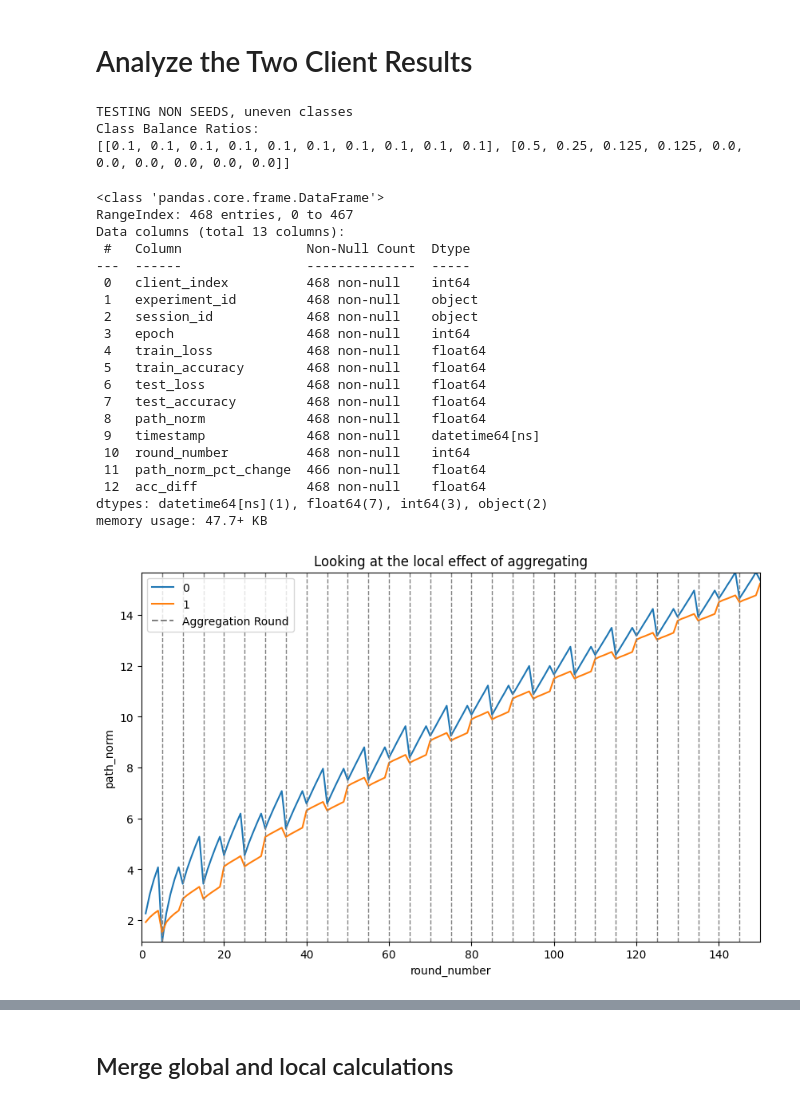
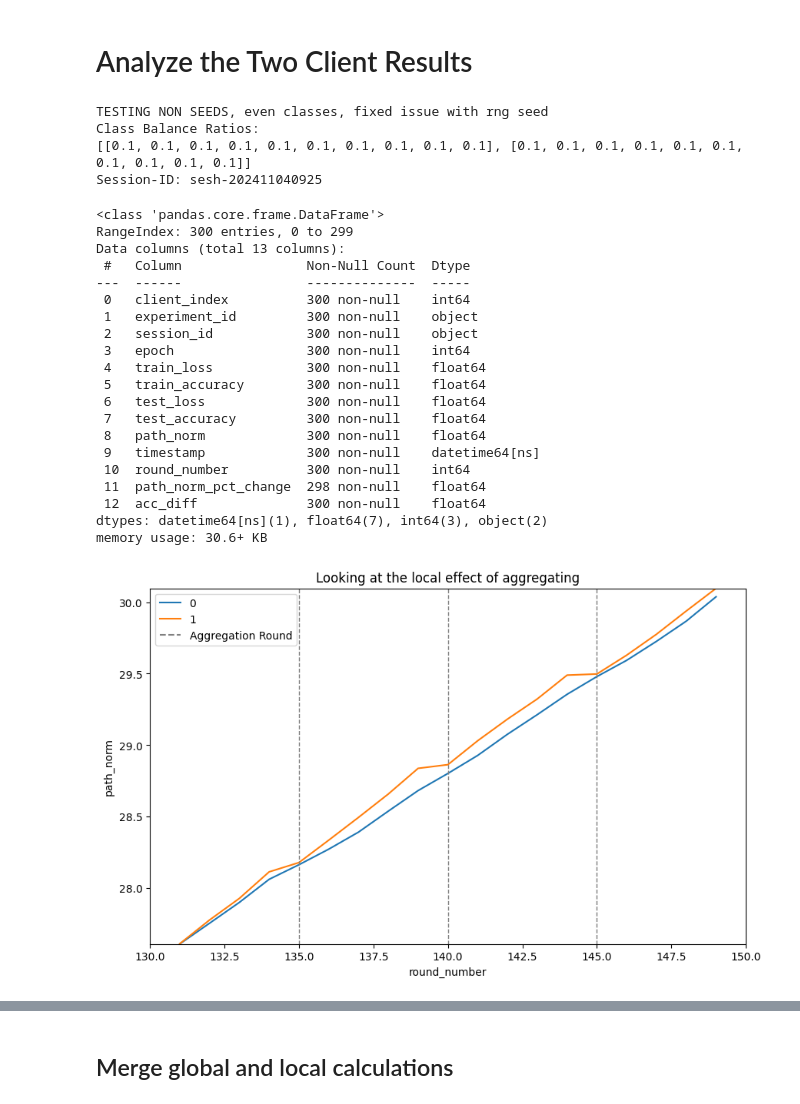
Before and after one commit to vaughankraska/fedland, a Jupyter notebook: scripts/quick_plots.ipynb, the cells around one changed output, grey strips where cells are left out. Cells and saved outputs as stored; diff of their text form; code cells hidden in the pictures.

Commit message:
add fix for indices so that they are consistent across experiment rounds
also update centralized base with updated fedland stuff

and reran two-client experiments with the fixes

```diff
--- a/scripts/quick_plots.ipynb
+++ b/scripts/quick_plots.ipynb
@@ -12,10 +12,10 @@ from fedland.database_models.experiment import experiment_store, Experiment
 
 # EXPERIMENT_ID = "672348e0b5b58473e1bba6aa"  # Balanced classes (not specified)
 # EXPERIMENT_ID = "672350dd69ff8d1c3163f36a"  # Balanced classes
-# EXPERIMENT_ID = "67276fc88facda912c52fb15"  # Balanced (No seed)
+EXPERIMENT_ID = "67288510cbeefa48e7882390"  # Balanced classes (No seed, fixed indexes)
 # EXPERIMENT_ID = "6723576ce286058bcd2e5f5c"  # Imablanced
-# EXPERIMENT_ID = "6727843bf33e3e3f1a389472"  # Imablanced (No seed)
-EXPERIMENT_ID = "67279f24cc74ac2d5b61eb65"  # Imablanced (No seed rerun)
+# EXPERIMENT_ID = "67286f34ddffa7950c8c8fd0"  # Imablanced (No seed)
+# EXPERIMENT_ID = "67287eb68822ce8b7edca18c"  # Imablanced (No seed, fixed indexes)
 # EXPERIMENT_ID = "67235cb4e286058bcd2e5f5d"  # Offsetting
 # EXPERIMENT_ID = "672380095dc2f66ef4e6ff0b"    # 3 clients Imabalance
 FEDN_URL = "localhost"
@@ -172,66 +172,68 @@ def plot_path_norm_analysis(merged_df: pd.DataFrame, figsize: tuple = (15, 12))
 # %%
 exps = experiment_store.get(EXPERIMENT_ID)
 client_stats = exps.get("client_stats")
+SESSION_ID = exps.get("client_stats")[0].get("local_rounds")[0].get("session_id")
 len(client_stats)
 print(exps.get("description"))
 print("Class Balance Ratios:")
 print(exps.get("target_balance_ratios"))
+print(f"Session-ID: {SESSION_ID}")
 # %% [output]
-TESTING NON SEEDS, uneven classes
+TESTING NON SEEDS, even classes, fixed issue with rng seed
 Class Balance Ratios:
-[[0.1, 0.1, 0.1, 0.1, 0.1, 0.1, 0.1, 0.1, 0.1, 0.1], [0.5, 0.25, 0.125, 0.125, 0.0, 0.0, 0.0, 0.0, 0.0, 0.0]]
+[[0.1, 0.1, 0.1, 0.1, 0.1, 0.1, 0.1, 0.1, 0.1, 0.1], [0.1, 0.1, 0.1, 0.1, 0.1, 0.1, 0.1, 0.1, 0.1, 0.1]]
+Session-ID: sesh-202411040925
 # %%
-# local_results = flatten_experiment_clients(client_stats)
-# df = pd.DataFrame(local_results)
 df_balanced = flatten_experiment_clients(client_stats)
 df_balanced = df_balanced.drop(["pac_bayes_bound", "frobenius_norm"], axis=1)
 df_balanced["acc_diff"] = df_balanced["train_accuracy"] - df_balanced["test_accuracy"]
 df_balanced.info()
 # %% [output]
 <class 'pandas.core.frame.DataFrame'>
-RangeIndex: 468 entries, 0 to 467
+RangeIndex: 300 entries, 0 to 299
 Data columns (total 13 columns):
  #   Column                Non-Null Count  Dtype
 ---  ------                --------------  -----
- 0   client_index          468 non-null    int64
- 1   experiment_id         468 non-null    object
- 2   session_id            468 non-null    object
- 3   epoch                 468 non-null    int64
- 4   train_loss            468 non-null    float64
- 5   train_accuracy        468 non-null    float64
- 6   test_loss             468 non-null    float64
- 7   test_accuracy         468 non-null    float64
- 8   path_norm             468 non-null    float64
- 9   timestamp             468 non-null    datetime64[ns]
- 10  round_number          468 non-null    int64
- 11  path_norm_pct_change  466 non-null    float64
- 12  acc_diff              468 non-null    float64
+ 0   client_index          300 non-null    int64
+ 1   experiment_id         300 non-null    object
+ 2   session_id            300 non-null    object
+ 3   epoch                 300 non-null    int64
+ 4   train_loss            300 non-null    float64
+ 5   train_accuracy        300 non-null    float64
+ 6   test_loss             300 non-null    float64
+ 7   test_accuracy         300 non-null    float64
+ 8   path_norm             300 non-null    float64
+ 9   timestamp             300 non-null    datetime64[ns]
+ 10  round_number          300 non-null    int64
+ 11  path_norm_pct_change  298 non-null    float64
+ 12  acc_diff              300 non-null    float64
 dtypes: datetime64[ns](1), float64(7), int64(3), object(2)
-memory usage: 47.7+ KB
+memory usage: 30.6+ KB
 # %%
 # plt.xlim(40, 150)
 # plt.ylim(0, .012)
-XLIM = 0
+XLIM = 130
 UPPER_LIMIT = 150  # Upper limit for the x-axis zoom
 Y_VAR = "path_norm"
 filtered_data = df_balanced[(df_balanced['round_number'] > XLIM) & (df_balanced['round_number'] <= UPPER_LIMIT)]
 plt.figure(figsize=(10,6))
 plt.title("Looking at the local effect of aggregating")
 sns.lineplot(data=filtered_data, x='round_number', y=Y_VAR, hue='client_index')
 for i in range(BATCHES, len(df_balanced), BATCHES):
     if XLIM < i < UPPER_LIMIT:
         plt.axvline(x=i, linestyle='--', color='grey', linewidth=1)
 ax1 = plt.gca()
 handles, labels = ax1.get_legend_handles_labels()
+custom_line = Line2D([0], [0], color='grey', linestyle='--', label='Aggregation Round')
 handles.append(custom_line)
 ax1.legend(handles=handles)
 
 
 plt.xlim(XLIM, UPPER_LIMIT)
 plt.ylim(filtered_data[Y_VAR].min(), filtered_data[Y_VAR].max())
 plt.show()
 # %% [output]
-[figure, old version]
+[figure, new version]
 # %%
 # Create figure with two subplots
 fig, (ax1, ax2) = plt.subplots(2, 1, figsize=(12, 8), height_ratios=[1, 0.8])
```
Also changed, not shown: parts of 6 cells of this notebook, 21 other files.
